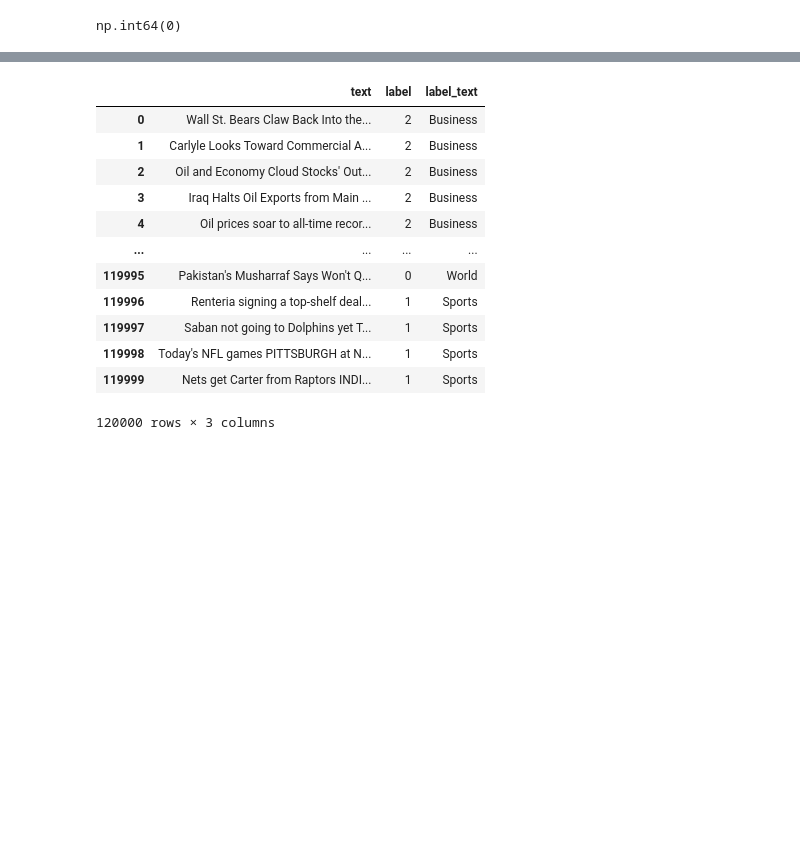
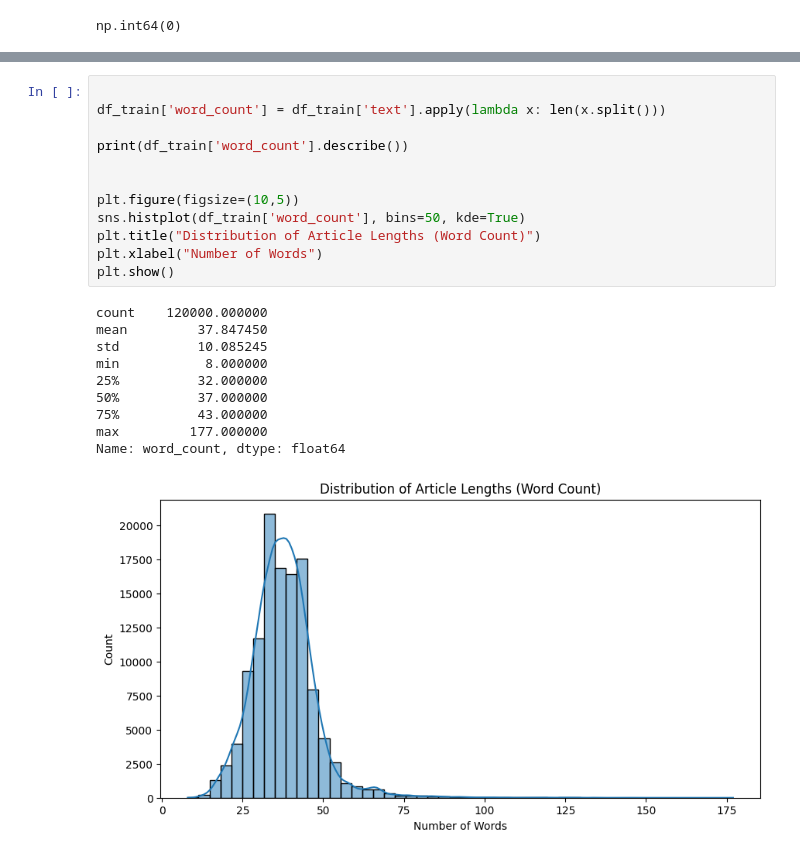
Before and after one commit to epsilon403/News-Classifier, a Jupyter notebook: data.ipynb, the cells around one changed output, grey strips where cells are left out. Saved outputs shown, nothing was run; the diff lists cells and outputs as text; blank space fills up the shorter version.

```diff
--- a/data.ipynb
+++ b/data.ipynb
@@ -38,15 +58,23 @@ np.int64(0)
 # %%
+
+df_train['word_count'] = df_train['text'].apply(lambda x: len(x.split()))
+
+print(df_train['word_count'].describe())
+
+
+plt.figure(figsize=(10,5))
+sns.histplot(df_train['word_count'], bins=50, kde=True)
+plt.title("Distribution of Article Lengths (Word Count)")
+plt.xlabel("Number of Words")
+plt.show()
 # %% [output]
-|  | text | label | label_text |
-| 0 | Wall St. Bears Claw Back Into the... | 2 | Business |
-| 1 | Carlyle Looks Toward Commercial A... | 2 | Business |
-| 2 | Oil and Economy Cloud Stocks' Out... | 2 | Business |
-| 3 | Iraq Halts Oil Exports from Main ... | 2 | Business |
-| 4 | Oil prices soar to all-time recor... | 2 | Business |
-| ... | ... | ... | ... |
-| 119995 | Pakistan's Musharraf Says Won't Q... | 0 | World |
-| 119996 | Renteria signing a top-shelf deal... | 1 | Sports |
-| 119997 | Saban not going to Dolphins yet T... | 1 | Sports |
-| 119998 | Today's NFL games PITTSBURGH at N... | 1 | Sports |
-| 119999 | Nets get Carter from Raptors INDI... | 1 | Sports |
-120000 rows × 3 columns
+count    120000.000000
+mean         37.847450
+std          10.085245
+min           8.000000
+25%          32.000000
+50%          37.000000
+75%          43.000000
+max         177.000000
+Name: word_count, dtype: float64
+[figure, added]
```
Also changed, not shown: parts of 1 cell of this notebook.
